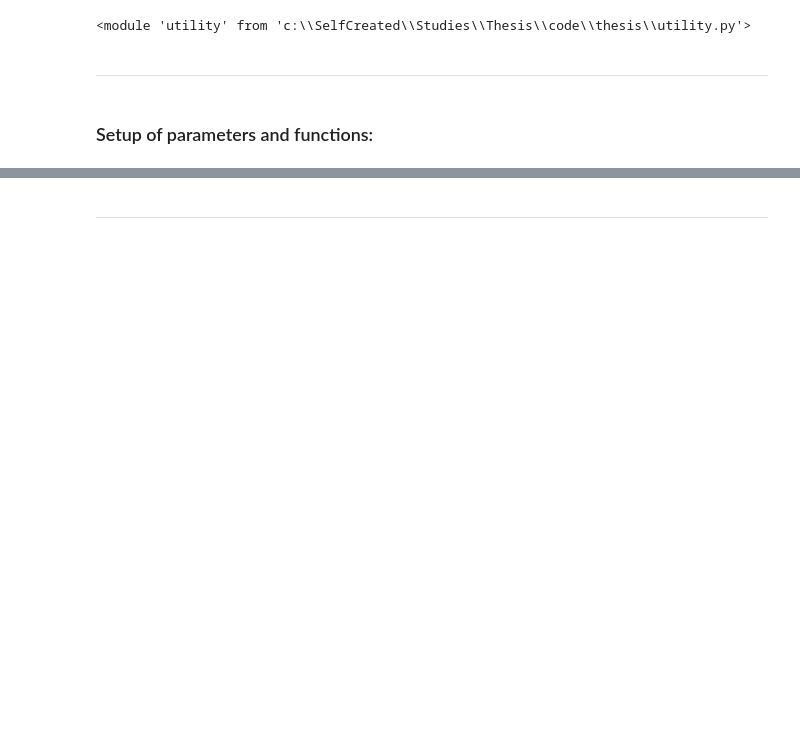
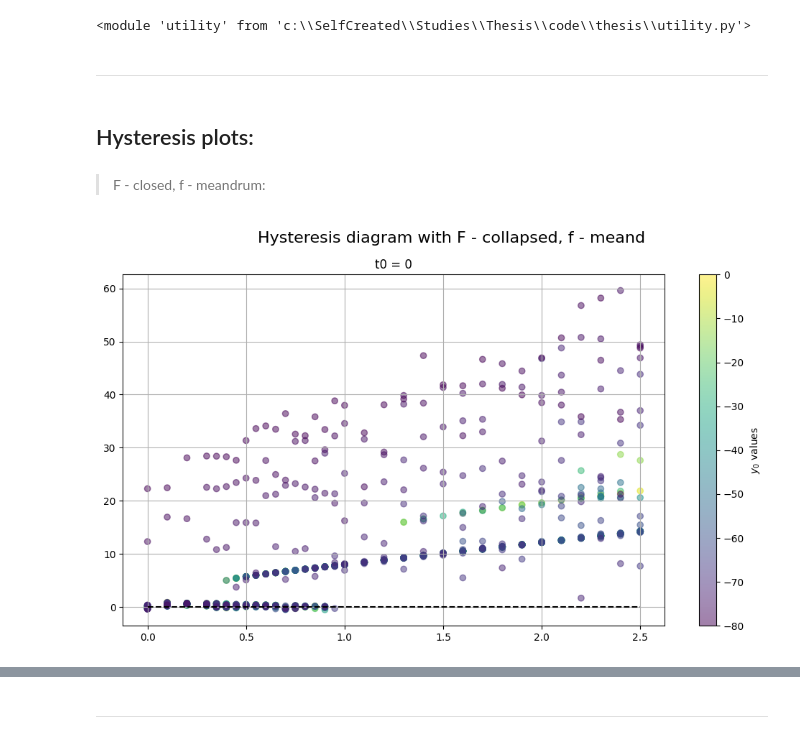
Before and after one commit to oleksii-yer/thesis, a Jupyter notebook: notebook_hysteresis.ipynb, the cells around one changed output, grey strips where cells are left out. Drawn from its saved outputs; the diff is of its cells as text; code cells hidden in the pictures; blank space fills up the shorter version.

```diff
--- a/notebook_hysteresis.ipynb
+++ b/notebook_hysteresis.ipynb
@@ -22,5 +22,3 @@ importlib.reload(utility)
 <module 'utility' from 'c:\\SelfCreated\\Studies\\Thesis\\code\\thesis\\utility.py'>
 # %% [markdown]
 ---
-# %% [markdown]
-### Setup of parameters and functions:
@@ -31,0 +25,18 @@ phi = 0
+# %% [markdown]
+## Hysteresis plots:
+# %% [markdown]
+> F - closed, f - meandrum:
+# %%
+# Histenesis diagram
+importlib.reload(ts)
+t0_list = np.linspace(0, 2*tau, 5)[:-1]
+t0_list = [0]
+x0 = 0
+y0_list = np.arange(0, 81, 2) * (-1)
+mu_range = np.concatenate([np.arange(0, 0.3, 0.1), np.linspace(0.3, 1, 15), np.arange(1.1, 2.6, 0.1)])
+h = 0.005  # Time step
+t_end = 3000  # End time
+
+ts.create_diagram_point(t0_list, y0_list, mu_range, a, b, tau, 'closed', 'meand', 0, h, t_end)
+# %% [output]
+[figure, added]
```
Also changed, not shown: parts of 38 cells of this notebook, 6 other files.
